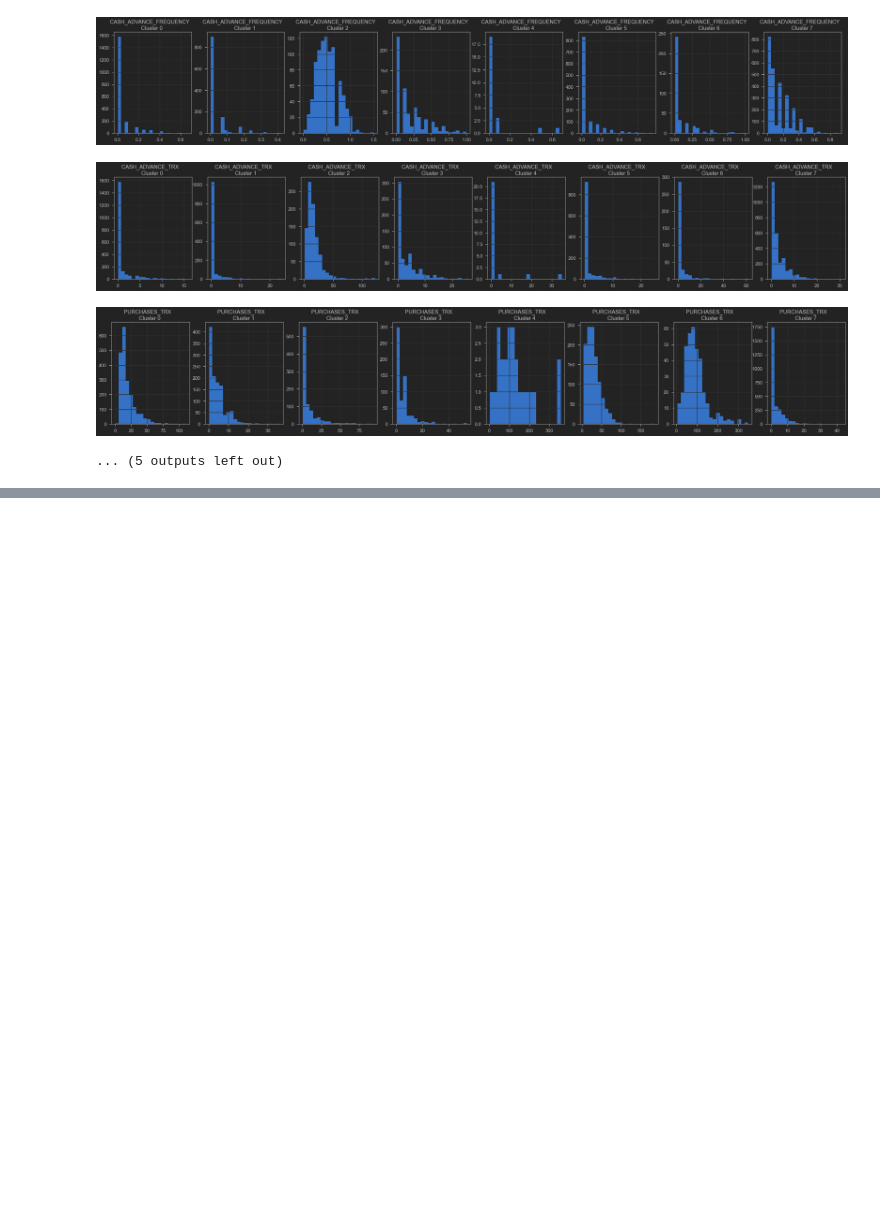
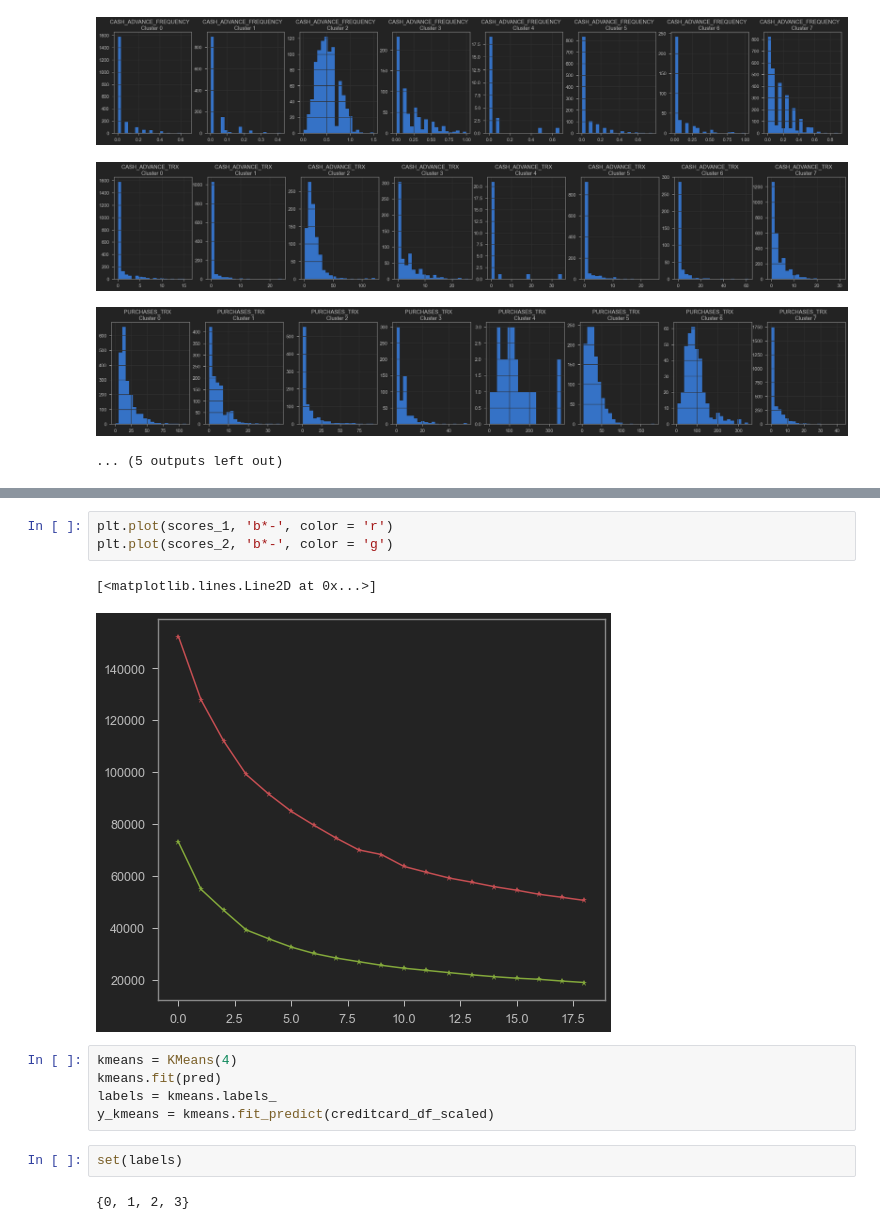
Before and after one commit to Minjire/Financial_Analysis, a Jupyter notebook: Bank Customer Segmentation.ipynb, the cells around one changed output, grey strips where cells are left out. Saved outputs shown, nothing was run; the diff lists cells and outputs as text; blank space fills up the shorter version.

```diff
--- a/Bank Customer Segmentation.ipynb
+++ b/Bank Customer Segmentation.ipynb
@@ -288,0 +426,15 @@ for i in creditcard_df.columns:
+# %%
+plt.plot(scores_1, 'b*-', color = 'r')
+plt.plot(scores_2, 'b*-', color = 'g')
+# %% [output]
+[<matplotlib.lines.Line2D at 0x...>]
+[figure, added]
+# %%
+kmeans = KMeans(4)
+kmeans.fit(pred)
+labels = kmeans.labels_
+y_kmeans = kmeans.fit_predict(creditcard_df_scaled)
+# %%
+set(labels)
+# %% [output]
+{0, 1, 2, 3}
```
Also changed, not shown: parts of 17 cells of this notebook, 1 other file.
